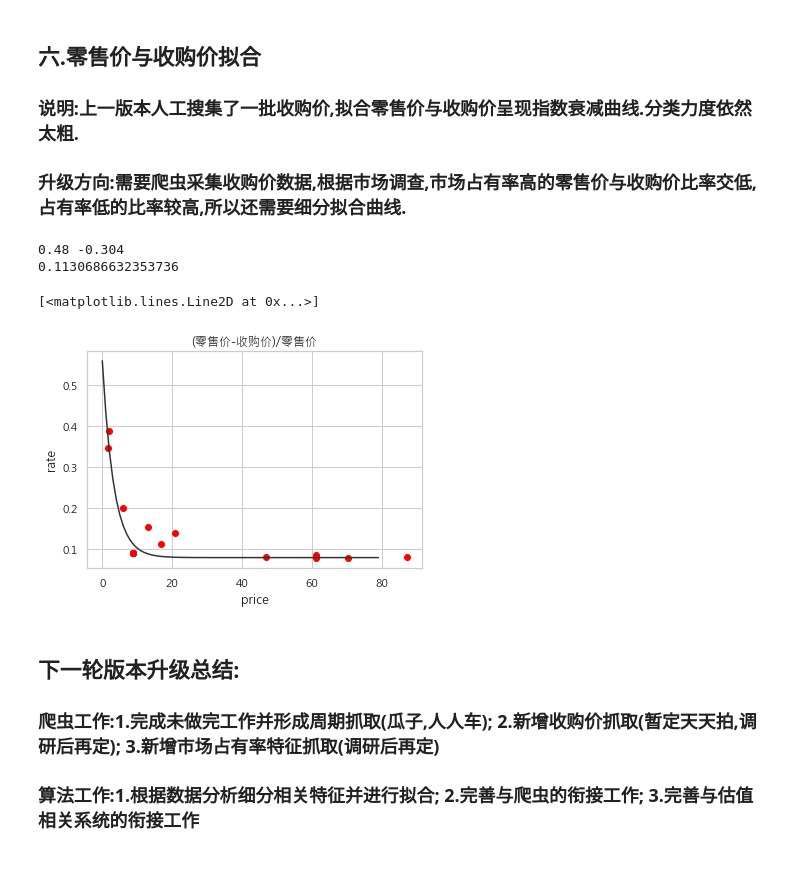
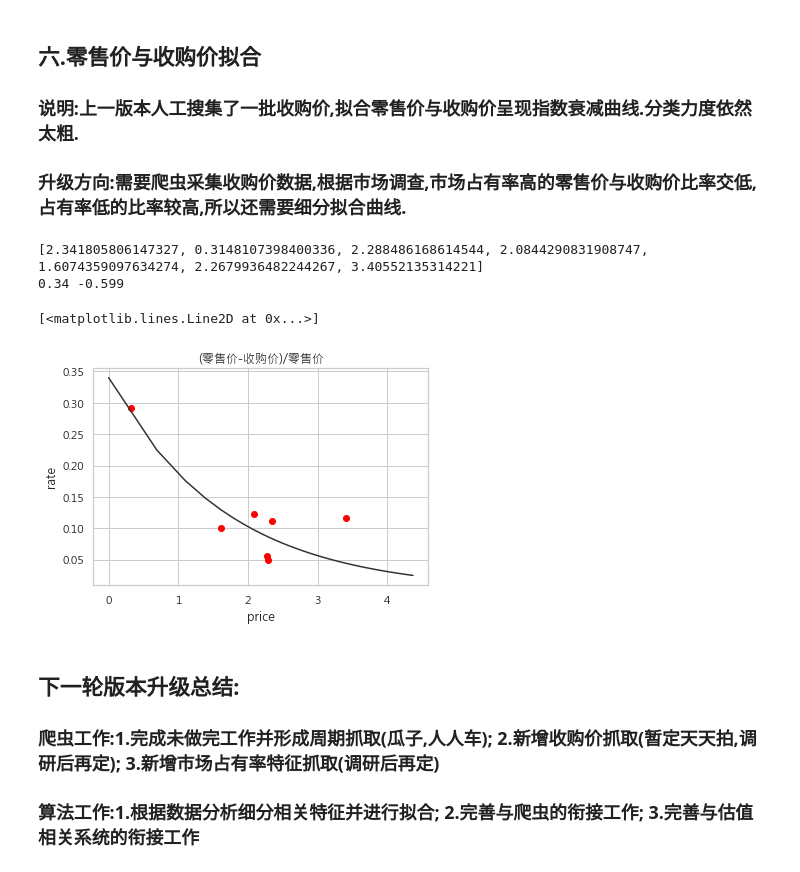
Before and after one commit to dj-lei/evaluation-predict, a Jupyter notebook: jupyter/analyze_display.ipynb, the cells around one changed output. Drawn from its saved outputs; the diff is of its cells as text; code cells hidden in the pictures.

```diff
--- a/jupyter/analyze_display.ipynb
+++ b/jupyter/analyze_display.ipynb
@@ -225,43 +225,47 @@ def cal_newton_min_param(x, y):
     """
     k = 0
     count = 0
     result = pd.DataFrame([],columns=['c','k','sum_div'])
     for j in range(1, 1000):
         c = j*0.01
         temp = float("inf")
         for step in range(0, 1000):
-            k = -step * 0.001
+            k = -step * 0.01
             div = 0
             for i in range(0, len(x)):
-                div = div + (c * math.e ** (k * x[i])+0.08 - y[i]) ** 2
+                div = div + (c * math.e ** (k * x[i]) - y[i]) ** 2
             if temp < div:
                 break
             else:
                 temp = div
         result.loc[count, ['c','k','sum_div']] = c, k+0.001, div
         count = count + 1
     min_div = min(list(set(result.sum_div.values)))
     return result.loc[(result['sum_div'] == min_div), ['c','k']].values[0]
 
 plt.figure()
 plt.title('(零售价-收购价)/零售价')
 plt.xlabel(u'price')
 plt.ylabel(u'rate')
 plt.grid(True)
-x = [87.1,70.25,61.13,16.93,13.05,6.05,1.88,61.06,46.96,20.79,1.52,8.8,8.8,8.8,8.8,8.8]
-y = [0.082,0.079,0.086,0.112,0.154,0.201,0.388,0.078,0.082,0.14,0.348,0.09,0.09,0.09,0.09,0.09]
+x = [10.4,1.37,9.86,8.04,4.99,9.66,30.13]
+x = [math.log(i,math.e) for i in x]
+print(x)
+y = [0.112,0.292,0.05,0.123,0.10,0.056,0.117]
 plt.plot(x, y, 'bo', color='red')
 c, k = cal_newton_min_param(x, y)
 print(c, k)
-print(c * math.e ** (k * 8.8) + 0.08)
-x = range(0,80)
-y = [c * math.e ** (k * i)+0.08 for i in range(0,80)]
+# print(c * math.e ** (k * 8.8) + 0.08)
+# x = range(0,80) * 0.01
+# y = [c * math.e ** (k * i)+0.08 for i in range(0,80)]
+x = [math.log(i,math.e) for i in range(1,80)]
+y = [c * math.e ** (k * math.log(i,math.e)) for i in range(1,80)]
 plt.plot(x, y, c=".2", ls="-")
 # %% [output]
-0.48 -0.304
-0.1130686632353736
+[2.341805806147327, 0.3148107398400336, 2.288486168614544, 2.0844290831908747, 1.6074359097634274, 2.2679936482244267, 3.40552135314221]
+0.34 -0.599
 [<matplotlib.lines.Line2D at 0x...>]
-[figure, old version]
+[figure, new version]
 # %% [markdown]
 ## 下一轮版本升级总结:
 ### 爬虫工作:1.完成未做完工作并形成周期抓取(瓜子,人人车); 2.新增收购价抓取(暂定天天拍,调研后再定); 3.新增市场占有率特征抓取(调研后再定)
```
Also changed, not shown: 4 other files.
